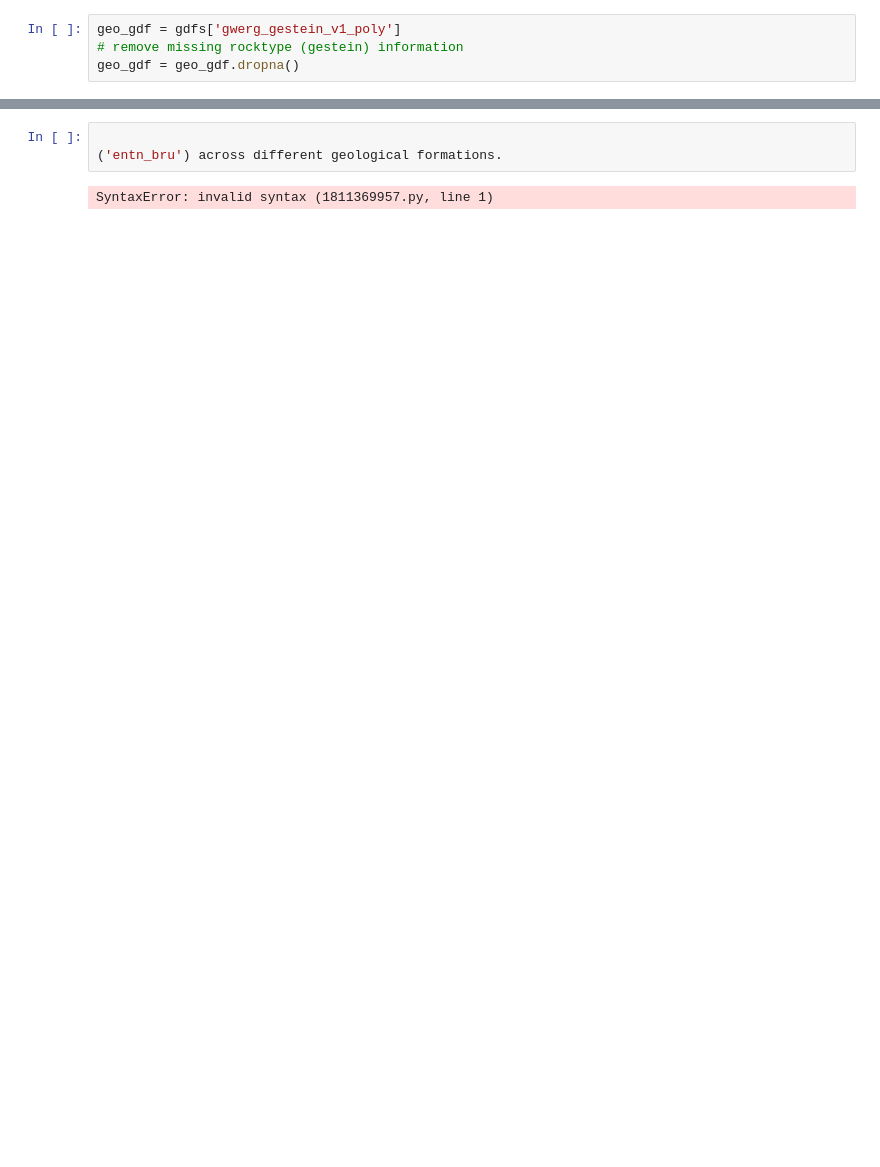
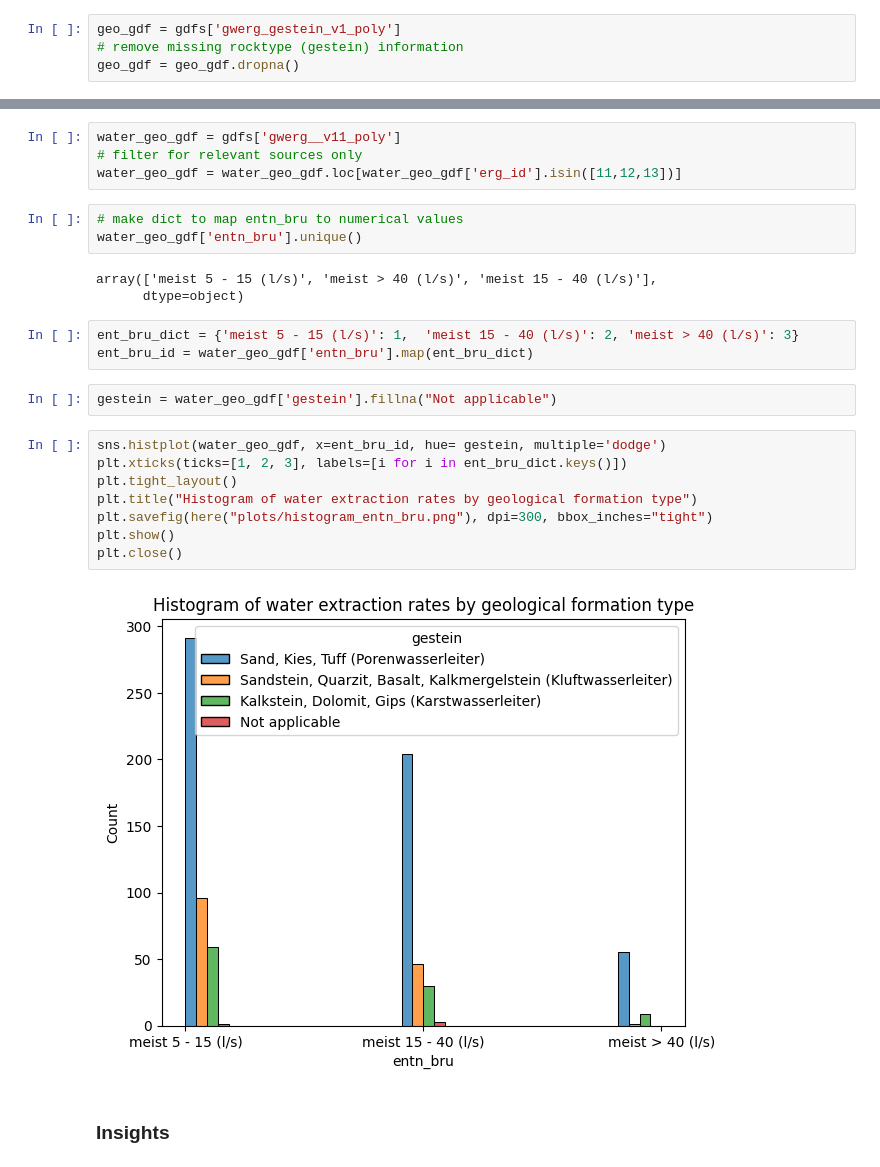
Before and after one commit to hanna-freuden/hydrogeology_germany, a Jupyter notebook: Data_Visualization.ipynb, the cells around one changed output, grey strips where cells are left out. Saved outputs shown, nothing was run; the diff lists cells and outputs as text; blank space fills up the shorter version.

Commit message:
add insights

```diff
--- a/Data_Visualization.ipynb
+++ b/Data_Visualization.ipynb
@@ -170,5 +130,27 @@ plt.tight_layout()
-# %%
-
-('entn_bru') across different geological formations.
-# %% [output]
-SyntaxError: invalid syntax (1811369957.py, line 1)
+# %%
+water_geo_gdf = gdfs['gwerg__v11_poly']
+# filter for relevant sources only
+water_geo_gdf = water_geo_gdf.loc[water_geo_gdf['erg_id'].isin([11,12,13])]
+# %%
+# make dict to map entn_bru to numerical values
+water_geo_gdf['entn_bru'].unique()
+# %% [output]
+array(['meist 5 - 15 (l/s)', 'meist > 40 (l/s)', 'meist 15 - 40 (l/s)'],
+      dtype=object)
+# %%
+ent_bru_dict = {'meist 5 - 15 (l/s)': 1,  'meist 15 - 40 (l/s)': 2, 'meist > 40 (l/s)': 3}
+ent_bru_id = water_geo_gdf['entn_bru'].map(ent_bru_dict)
+# %%
+gestein = water_geo_gdf['gestein'].fillna("Not applicable")
+# %%
+sns.histplot(water_geo_gdf, x=ent_bru_id, hue= gestein, multiple='dodge')
+plt.xticks(ticks=[1, 2, 3], labels=[i for i in ent_bru_dict.keys()])
+plt.tight_layout()
+plt.title("Histogram of water extraction rates by geological formation type")
+plt.savefig(here("plots/histogram_entn_bru.png"), dpi=300, bbox_inches="tight")
+plt.show()
+plt.close()
+# %% [output]
+[figure, added]
+# %% [markdown]
+### Insights
```
Also changed, not shown: parts of 12 cells of this notebook.
